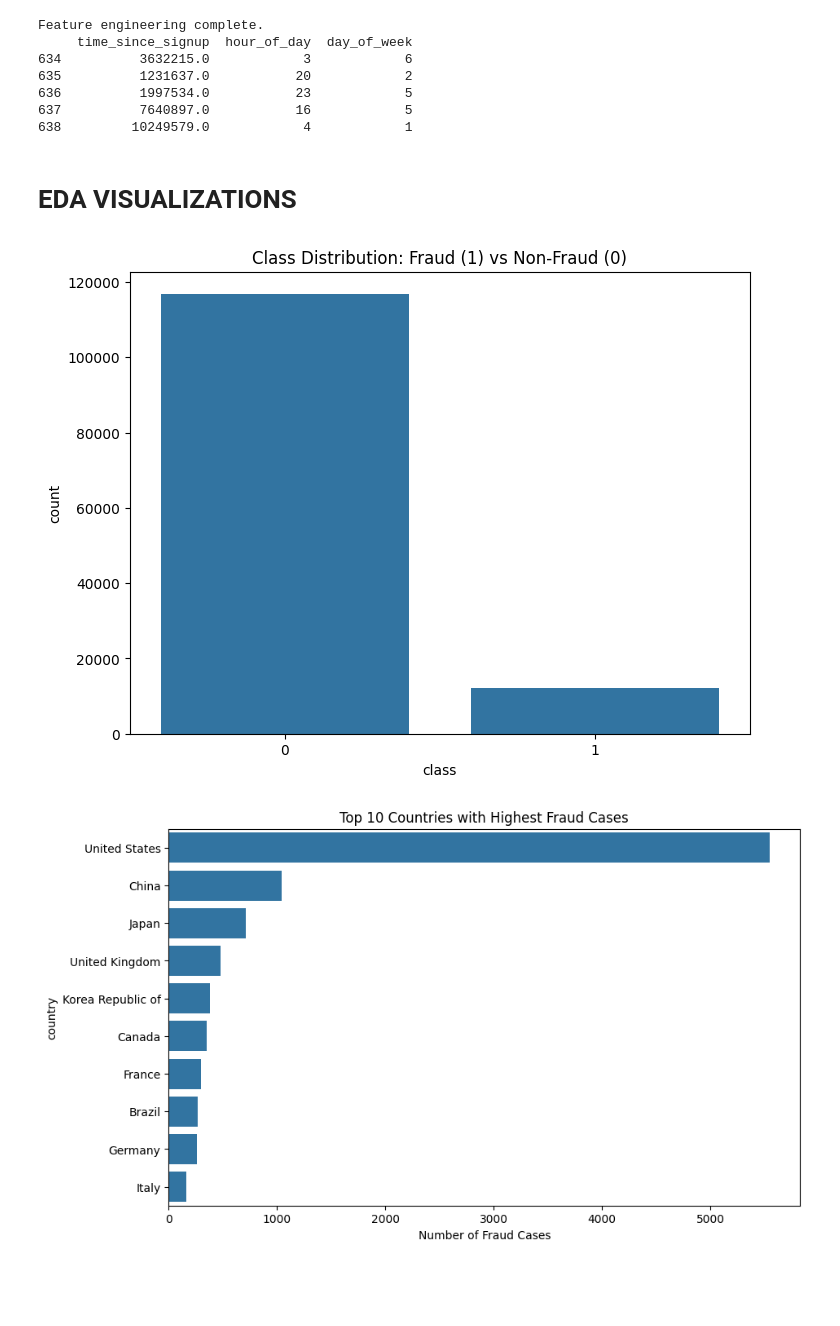
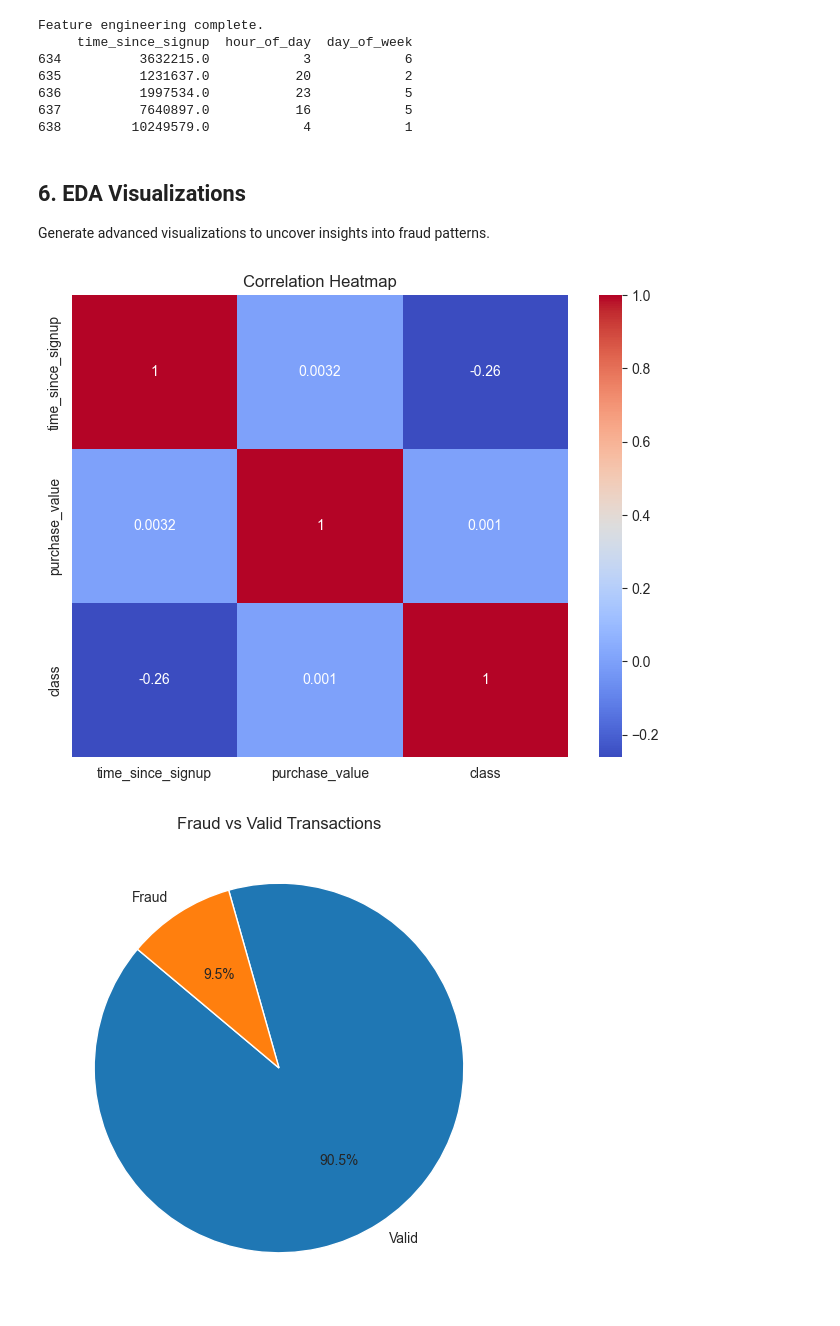
Before and after one commit to Miftah-Ebrahim/Ecommerce-Banking-Fraud-Detection-ML, a Jupyter notebook: notebooks/eda-fraud-data.ipynb, the cells around one changed output. Saved outputs shown, nothing was run; the diff lists cells and outputs as text; code cells hidden in the pictures; blank space fills up the shorter version.

Commit message:
Update eda-fraud-data.ipynb with latest changes

```diff
--- a/notebooks/eda-fraud-data.ipynb
+++ b/notebooks/eda-fraud-data.ipynb
@@ -129,34 +79,45 @@ Feature engineering complete.
 637          7640897.0           16            5
 638         10249579.0            4            1
 # %% [markdown]
-# EDA VISUALIZATIONS
+## 6. EDA Visualizations
+
+Generate advanced visualizations to uncover insights into fraud patterns.
 # %%
-import matplotlib.pyplot as plt
-import seaborn as sns
+sns.set_style('whitegrid')
 
-# Class Distribution
+# Correlation Heatmap
 plt.figure(figsize=(8, 6))
-sns.countplot(data=merged_df, x='class')
-plt.title('Class Distribution: Fraud (1) vs Non-Fraud (0)')
-plt.savefig('../images/class_distribution.png')
+sns.heatmap(merged_df[['time_since_signup', 'purchase_value', 'class']].corr(), annot=True, cmap='coolwarm')
+plt.title('Correlation Heatmap')
+plt.savefig('../images/correlation_heatmap.png')
 plt.show()
 
-# Fraud by Country (Top 10)
+# Fraud vs Valid Distribution (Pie Chart)
+class_counts = merged_df['class'].value_counts()
+plt.figure(figsize=(6, 6))
+plt.pie(class_counts, labels=['Valid', 'Fraud'], autopct='%1.1f%%', startangle=140)
+plt.title('Fraud vs Valid Transactions')
+plt.savefig('../images/fraud_distribution_pie.png')
+plt.show()
+
+# The Bot Hour: Fraud by Hour
+fraud_by_hour = merged_df[merged_df['class'] == 1]['hour_of_day'].value_counts().sort_index()
+plt.figure(figsize=(10, 6))
+sns.barplot(x=fraud_by_hour.index, y=fraud_by_hour.values)
+plt.title('Fraud Cases by Hour of Day')
+plt.xlabel('Hour of Day')
+plt.ylabel('Fraud Count')
+plt.savefig('../images/fraud_by_hour.png')
+plt.show()
+
+# Country Risk: Top 10 Countries
 fraud_by_country = merged_df[merged_df['class'] == 1]['country'].value_counts().head(10)
 plt.figure(figsize=(10, 6))
 sns.barplot(x=fraud_by_country.values, y=fraud_by_country.index)
-plt.title('Top 10 Countries with Highest Fraud Cases')
-plt.xlabel('Number of Fraud Cases')
-plt.savefig('../images/fraud_by_country.png')
+plt.title('Top 10 Countries by Fraud Count')
+plt.xlabel('Fraud Count')
+plt.savefig('../images/country_risk.png')
 plt.show()
-
-# Time Since Signup Histogram
-plt.figure(figsize=(10, 6))
-sns.histplot(data=merged_df, x='time_since_signup', hue='class', bins=50, alpha=0.7)
-plt.title('Time Since Signup Histogram Colored by Class')
-plt.xlabel('Time Since Signup (seconds)')
-plt.savefig('../images/time_since_signup_hist.png')
-plt.show()
 # %% [output]
-[figure, old version]
+[figure, new version]
-[figure, old version]
+[figure, new version]
```
Also changed, not shown: parts of 19 cells of this notebook.
